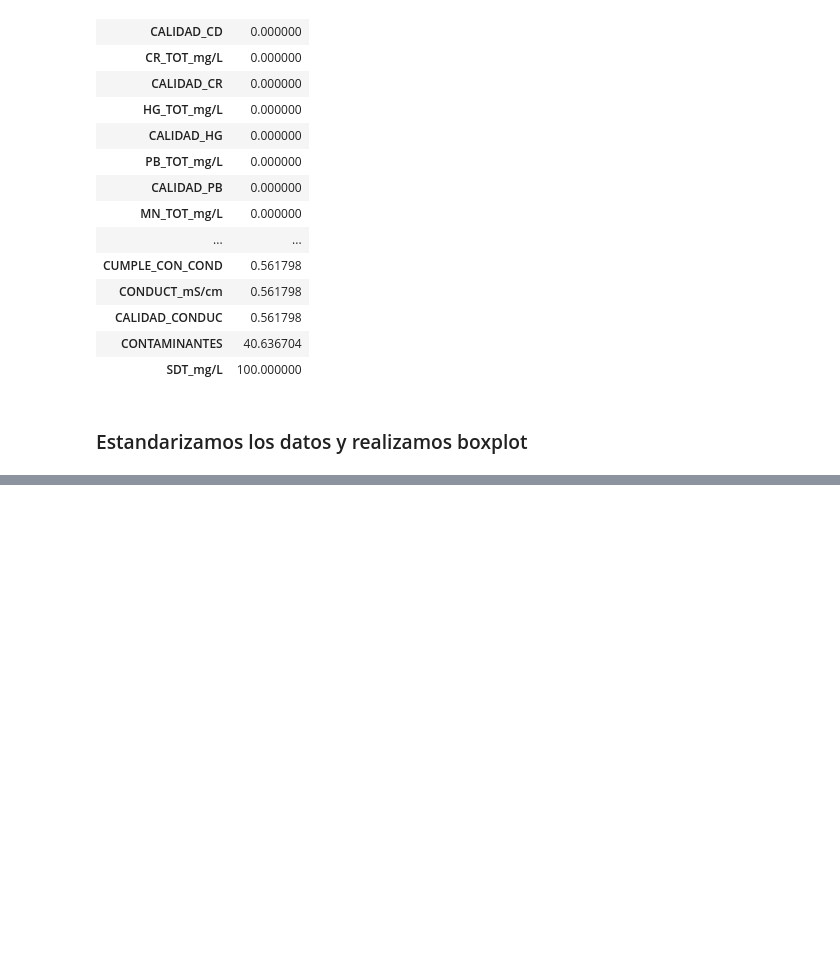
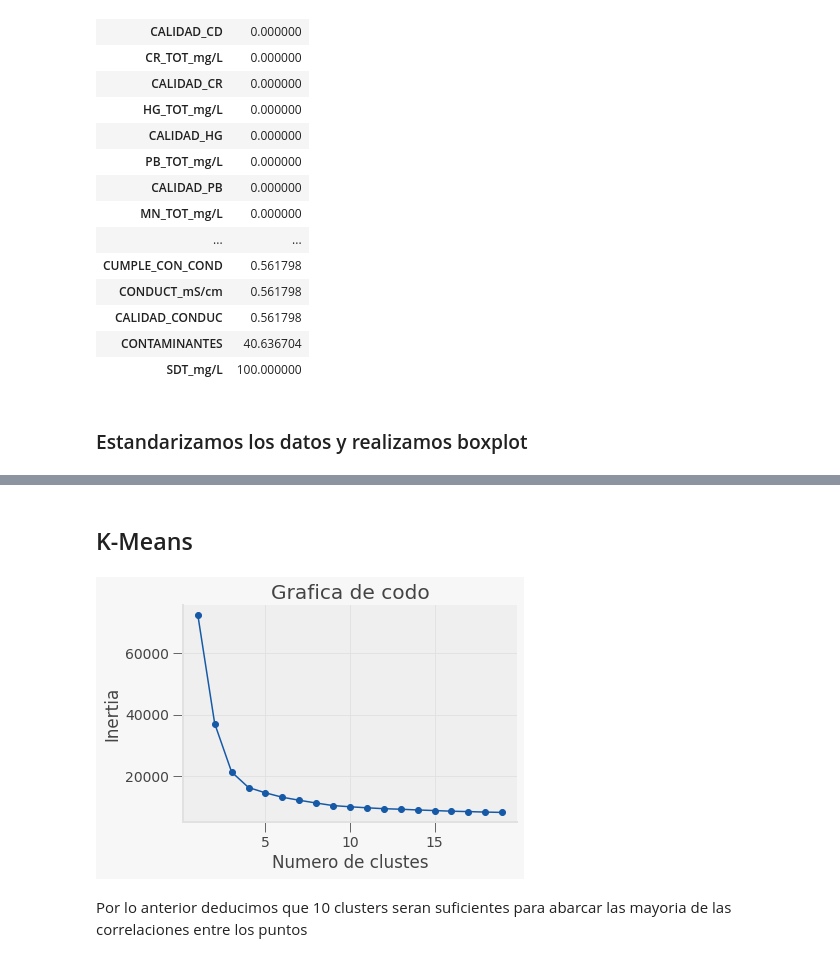
Before and after one commit to rodrigoromanguzman/Actividades_Aprendizaje-, a Jupyter notebook: semana9/aguas_subterraneas.ipynb, the cells around one changed output, grey strips where cells are left out. Cells and saved outputs as stored; diff of their text form; code cells hidden in the pictures; blank space fills up the shorter version.

```diff
--- a/semana9/aguas_subterraneas.ipynb
+++ b/semana9/aguas_subterraneas.ipynb
@@ -255,0 +431,23 @@ KeyError: ignored
+# %% [markdown]
+<h2>K-Means</h2>
+# %%
+#vemaos cuantos clusters son los mas optimos para este caso
+from sklearn.cluster import KMeans
+SEED = 42
+inertias = []
+features = final_df.copy()
+
+for i in range(1,20):
+    kmeans = KMeans(n_clusters=i,random_state =SEED)
+    kmeans.fit(features)
+    inertias.append(kmeans.inertia_)
+
+plt.plot(range(1,20), inertias, marker='o')
+plt.title('Grafica de codo')
+plt.xlabel('Numero de clustes')
+plt.ylabel('Inertia')
+plt.show()
+# %% [output]
+[figure, added]
+# %% [markdown]
+<p>Por lo anterior deducimos que 10 clusters seran suficientes para abarcar las mayoria de las correlaciones entre los puntos</p>
```
Also changed, not shown: parts of 16 cells of this notebook.
